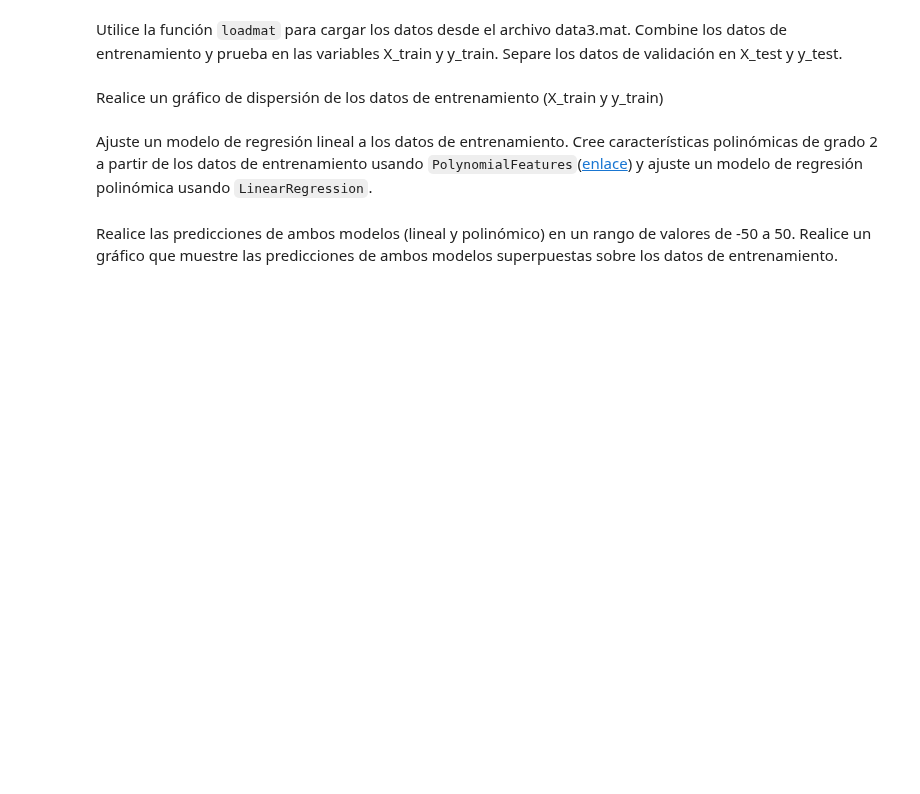
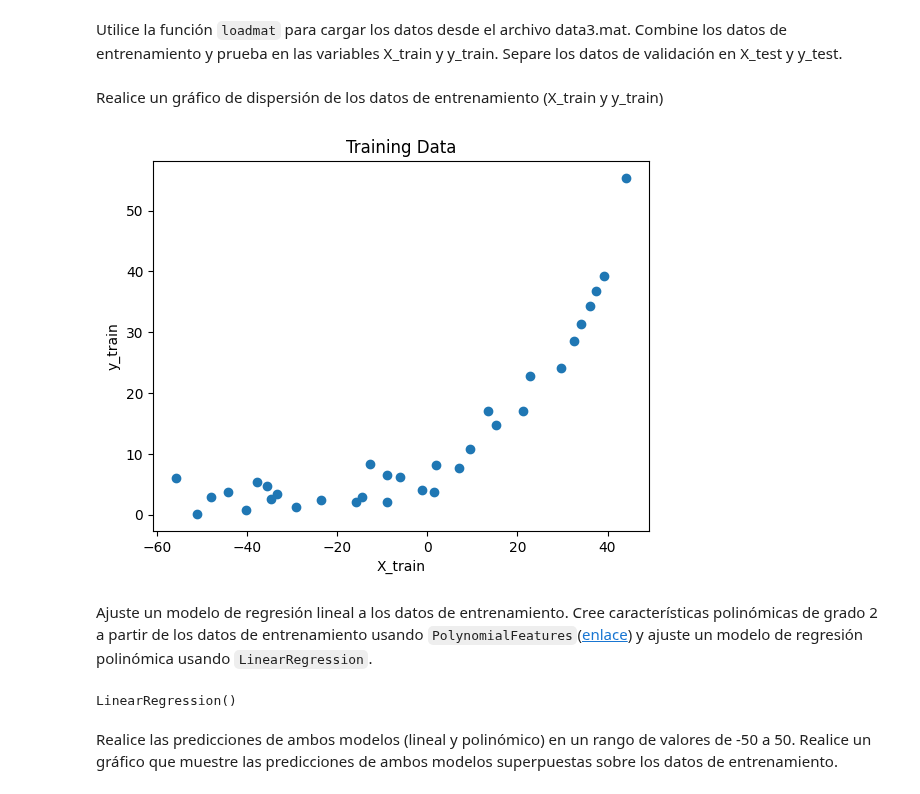
Before and after one commit to DinoMondino/IA, a Jupyter notebook: _9_Regresion/Regresion_1C_2024.ipynb, the cells around one changed output. Saved outputs shown, nothing was run; the diff lists cells and outputs as text; code cells hidden in the pictures; blank space fills up the shorter version.

```diff
--- a/_9_Regresion/Regresion_1C_2024.ipynb
+++ b/_9_Regresion/Regresion_1C_2024.ipynb
@@ -179,10 +222,35 @@ Este ejercicio tiene como objetivo aplicar y comparar modelos de regresión line
 Utilice la función `loadmat` para cargar los datos desde el archivo data3.mat.
 Combine los datos de entrenamiento y prueba en las variables X_train y y_train.
 Separe los datos de validación en X_test y y_test.
+# %%
+data = loadmat('1_datos/data3.mat')
+X, y = data['X'], data['y']
+X0 , y0 = data['Xtest'], data['ytest']
+X_train, y_train = np.concatenate((X, X0), axis=0), np.concatenate((y, y0), axis=0)
+X_test, y_test = data ['Xval'], data['yval']
 # %% [markdown]
 Realice un gráfico de dispersión de los datos de entrenamiento (X_train y y_train)
+# %%
+plt.scatter(X_train, y_train)
+plt.xlabel('X_train')
+plt.ylabel('y_train')
+plt.title('Training Data')
+plt.show()
+# %% [output]
+[figure, added]
 # %% [markdown]
 Ajuste un modelo de regresión lineal a los datos de entrenamiento.
 Cree características polinómicas de grado 2 a partir de los datos de entrenamiento usando `PolynomialFeatures`([enlace](https://scikit-learn.org/stable/modules/generated/sklearn.preprocessing.PolynomialFeatures.html#polynomialfeatures)) y ajuste un modelo de regresión polinómica usando `LinearRegression`.
+# %%
+linear_reg = LinearRegression()
+linear_reg.fit(X_train, y_train)
+
+caract_poly = PolynomialFeatures(degree=2)
+X_poly = caract_poly.fit_transform(X_train)
+
+poly_reg = LinearRegression()
+poly_reg.fit(X_poly, y_train)
+# %% [output]
+LinearRegression()
 # %% [markdown]
 Realice las predicciones de ambos modelos (lineal y polinómico) en un rango de valores de -50 a 50. Realice un gráfico que muestre las predicciones de ambos modelos superpuestas sobre los datos de entrenamiento.
```
Also changed, not shown: parts of 11 cells of this notebook.
